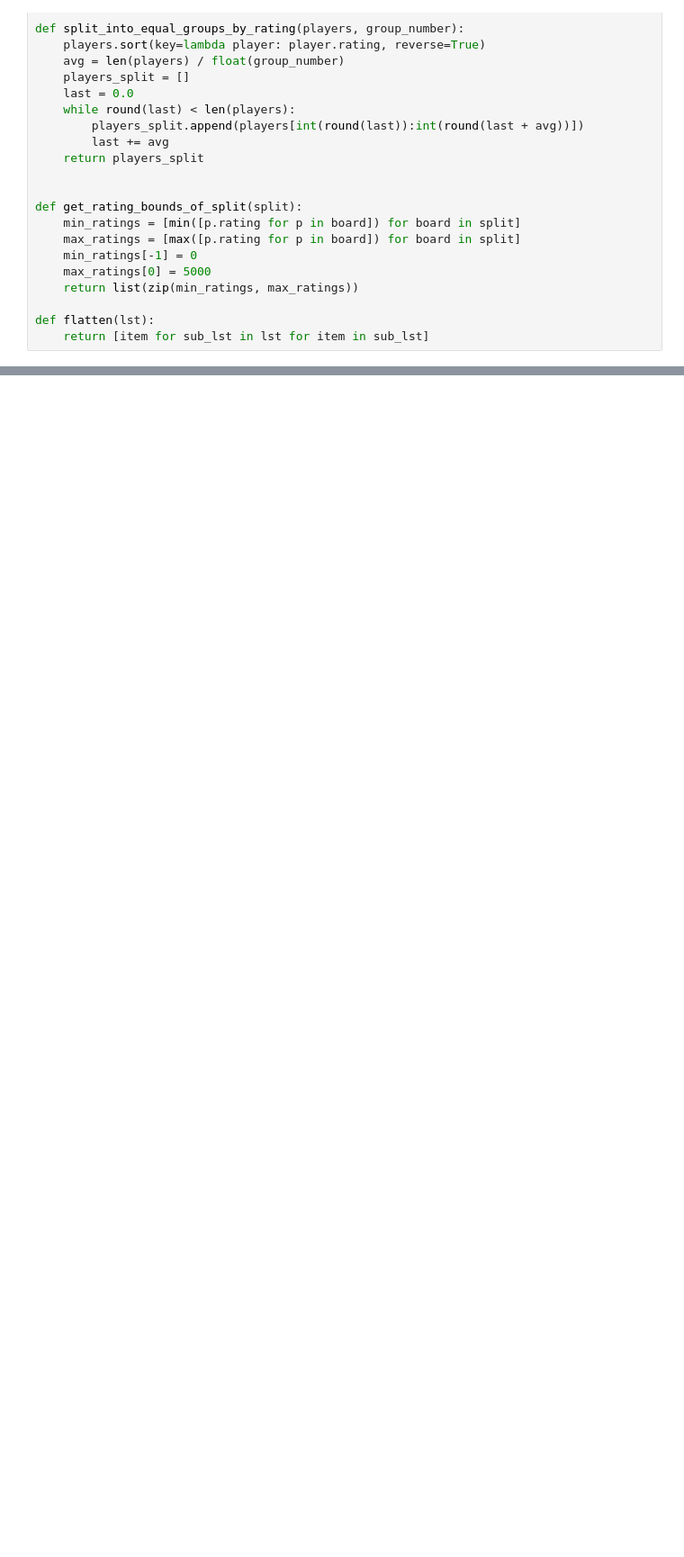
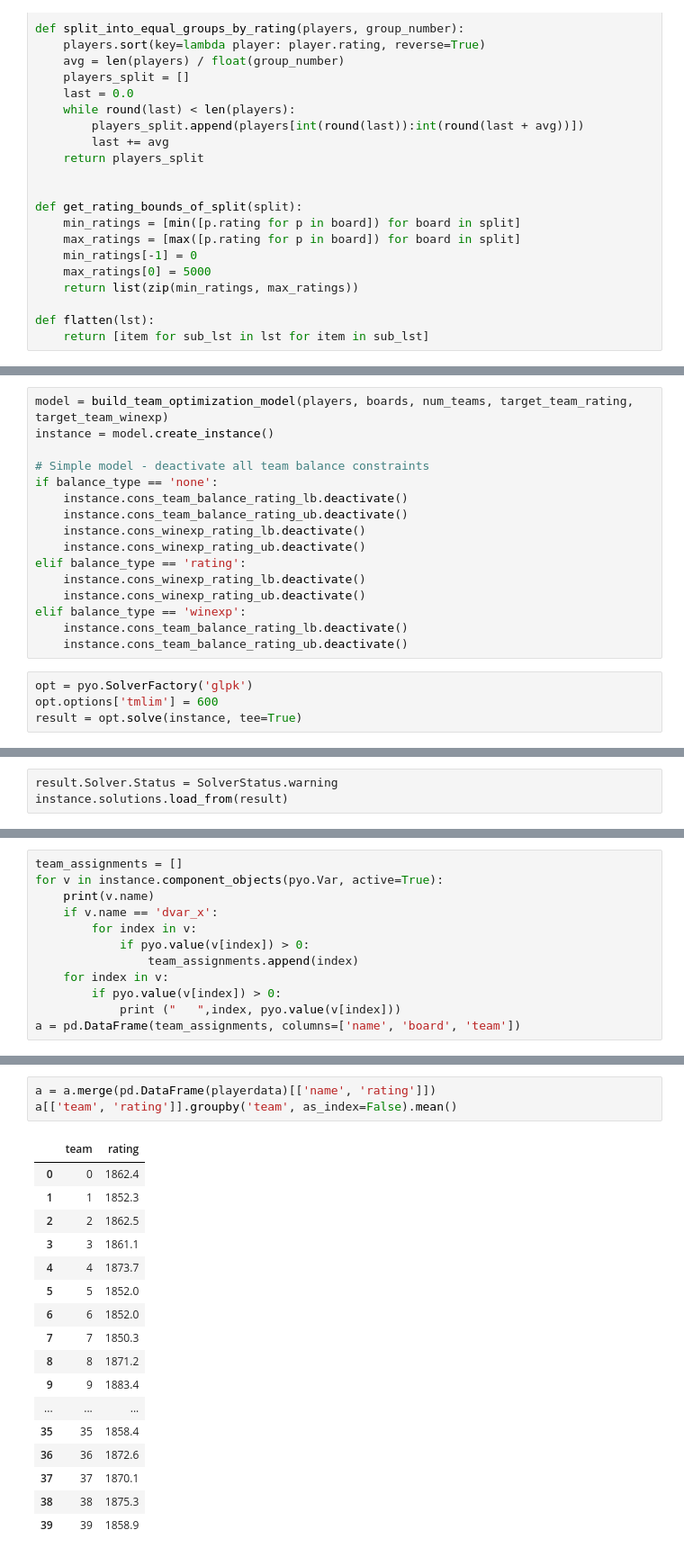
Before and after one commit to Sesquipedalism/heltour, a Jupyter notebook: heltour/tournament/teamgen.ipynb, the cells around one changed output, grey strips where cells are left out. Shown at 90% size. Saved outputs shown, nothing was run; the diff lists cells and outputs as text; blank space fills up the shorter version.

Commit message:
Added notebook for team gen experimentation with MIP models.  Formulated a MIP model.

```diff
--- a/heltour/tournament/teamgen.ipynb
+++ b/heltour/tournament/teamgen.ipynb
@@ -242,0 +337,20 @@ model.cons_team_balance_rating_ub = pyo.Constraint(model.teams, rule=constraint_
+# %%
+model = build_team_optimization_model(players, boards, num_teams, target_team_rating, target_team_winexp)
+instance = model.create_instance()
+
+# Simple model - deactivate all team balance constraints
+if balance_type == 'none':
+    instance.cons_team_balance_rating_lb.deactivate()
+    instance.cons_team_balance_rating_ub.deactivate()
+    instance.cons_winexp_rating_lb.deactivate()
+    instance.cons_winexp_rating_ub.deactivate()
+elif balance_type == 'rating':
+    instance.cons_winexp_rating_lb.deactivate()
+    instance.cons_winexp_rating_ub.deactivate()
+elif balance_type == 'winexp':
+    instance.cons_team_balance_rating_lb.deactivate()
+    instance.cons_team_balance_rating_ub.deactivate()
+# %%
+opt = pyo.SolverFactory('glpk')
+opt.options['tmlim'] = 600
+result = opt.solve(instance, tee=True)
@@ -242,0 +375,3 @@ model.cons_team_balance_rating_ub = pyo.Constraint(model.teams, rule=constraint_
+# %%
+result.Solver.Status = SolverStatus.warning
+instance.solutions.load_from(result)
@@ -242,0 +393,12 @@ model.cons_team_balance_rating_ub = pyo.Constraint(model.teams, rule=constraint_
+# %%
+team_assignments = []
+for v in instance.component_objects(pyo.Var, active=True):
+    print(v.name)
+    if v.name == 'dvar_x':
+        for index in v:
+            if pyo.value(v[index]) > 0:
+                team_assignments.append(index)
+    for index in v:
+        if pyo.value(v[index]) > 0:
+            print ("   ",index, pyo.value(v[index]))
+a = pd.DataFrame(team_assignments, columns=['name', 'board', 'team'])
@@ -242,0 +423,21 @@ model.cons_team_balance_rating_ub = pyo.Constraint(model.teams, rule=constraint_
+# %%
+a = a.merge(pd.DataFrame(playerdata)[['name', 'rating']])
+a[['team', 'rating']].groupby('team', as_index=False).mean()
+# %% [output]
+|  | team | rating |
+| 0 | 0 | 1862.4 |
+| 1 | 1 | 1852.3 |
+| 2 | 2 | 1862.5 |
+| 3 | 3 | 1861.1 |
+| 4 | 4 | 1873.7 |
+| 5 | 5 | 1852.0 |
+| 6 | 6 | 1852.0 |
+| 7 | 7 | 1850.3 |
+| 8 | 8 | 1871.2 |
+| 9 | 9 | 1883.4 |
+| ... | ... | ... |
+| 35 | 35 | 1858.4 |
+| 36 | 36 | 1872.6 |
+| 37 | 37 | 1870.1 |
+| 38 | 38 | 1875.3 |
+| 39 | 39 | 1858.9 |
```
Also changed, not shown: parts of 14 cells of this notebook.
